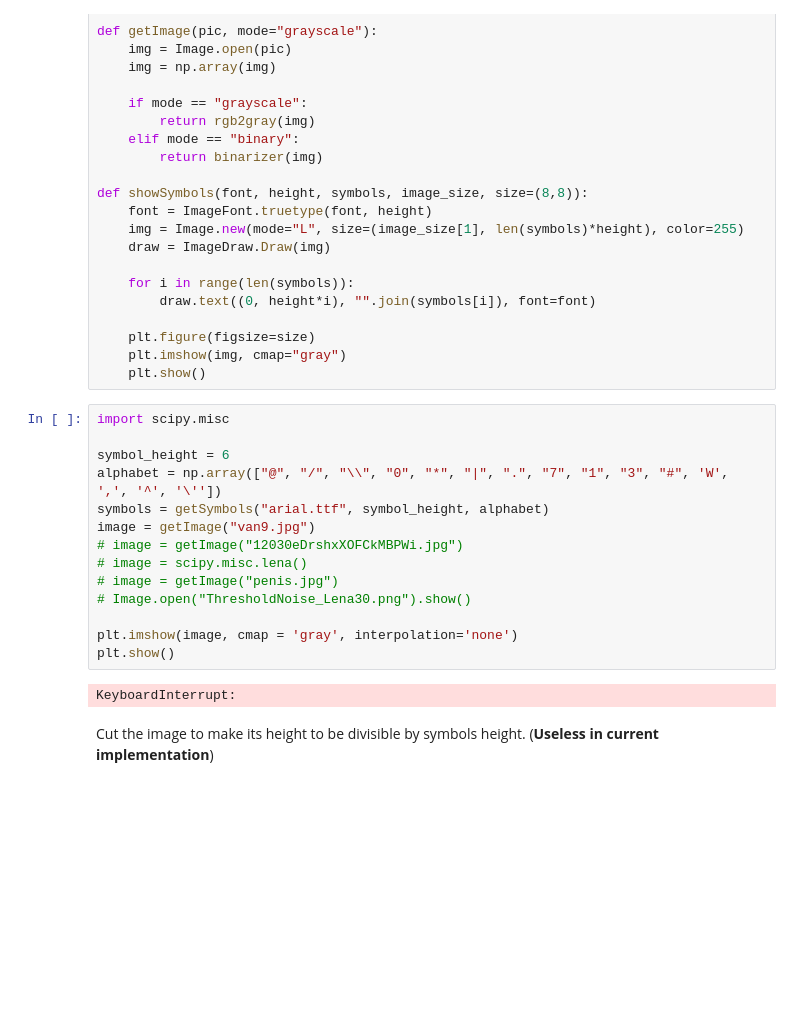
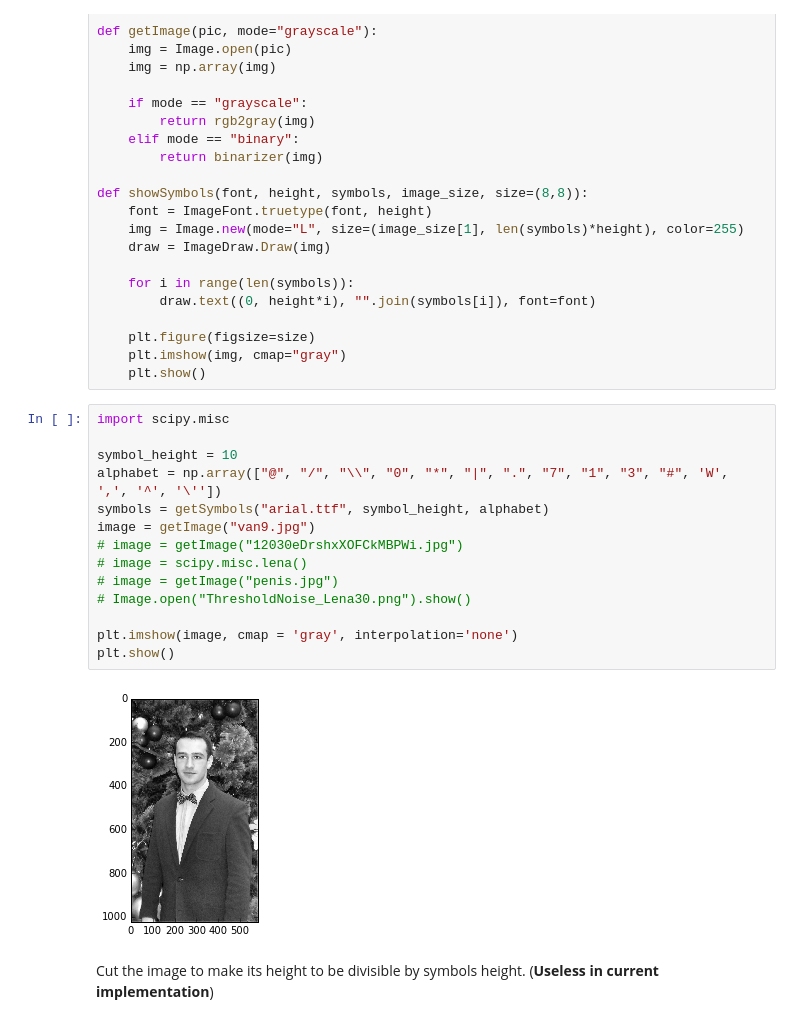
Before and after one commit to max777alex/image-to-ascii, a Jupyter notebook: project.ipynb, the cells around one changed output. Saved outputs shown, nothing was run; the diff lists cells and outputs as text; blank space fills up the shorter version.

```diff
--- a/project.ipynb
+++ b/project.ipynb
@@ -74,19 +74,19 @@ def showSymbols(font, height, symbols, image_size, size=(8,8)):
 # %%
 import scipy.misc
 
-symbol_height = 6
+symbol_height = 10
 alphabet = np.array(["@", "/", "\\", "0", "*", "|", ".", "7", "1", "3", "#", 'W', ',', '^', '\''])
 symbols = getSymbols("arial.ttf", symbol_height, alphabet)
 image = getImage("van9.jpg")
 # image = getImage("12030eDrshxXOFCkMBPWi.jpg")
 # image = scipy.misc.lena()
 # image = getImage("penis.jpg")
 # Image.open("ThresholdNoise_Lena30.png").show()
 
 plt.imshow(image, cmap = 'gray', interpolation='none')
 plt.show()
 # %% [output]
-KeyboardInterrupt:
+[figure, added]
 # %% [markdown]
 Cut the image to make its height to be divisible by symbols height. (**Useless in current implementation**)
 # %%
```
Also changed, not shown: parts of 9 cells of this notebook.
